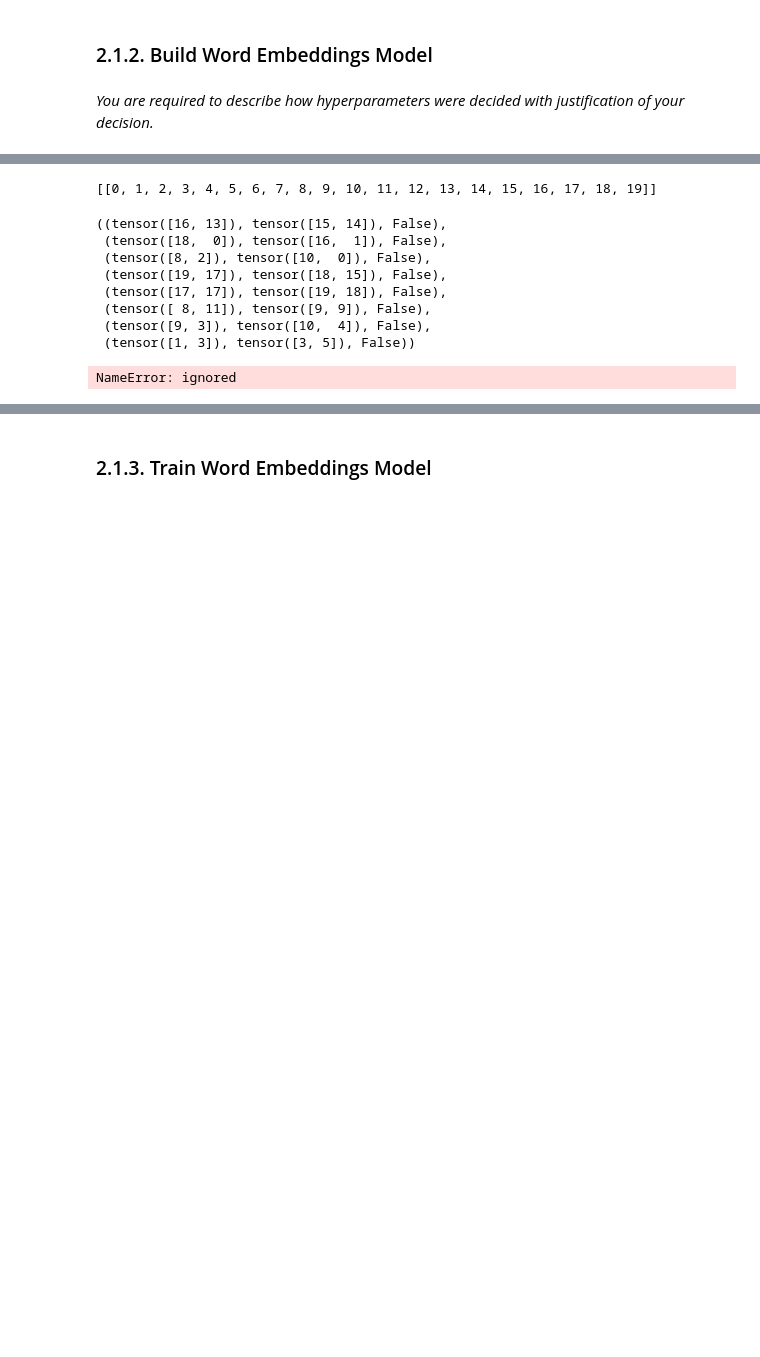
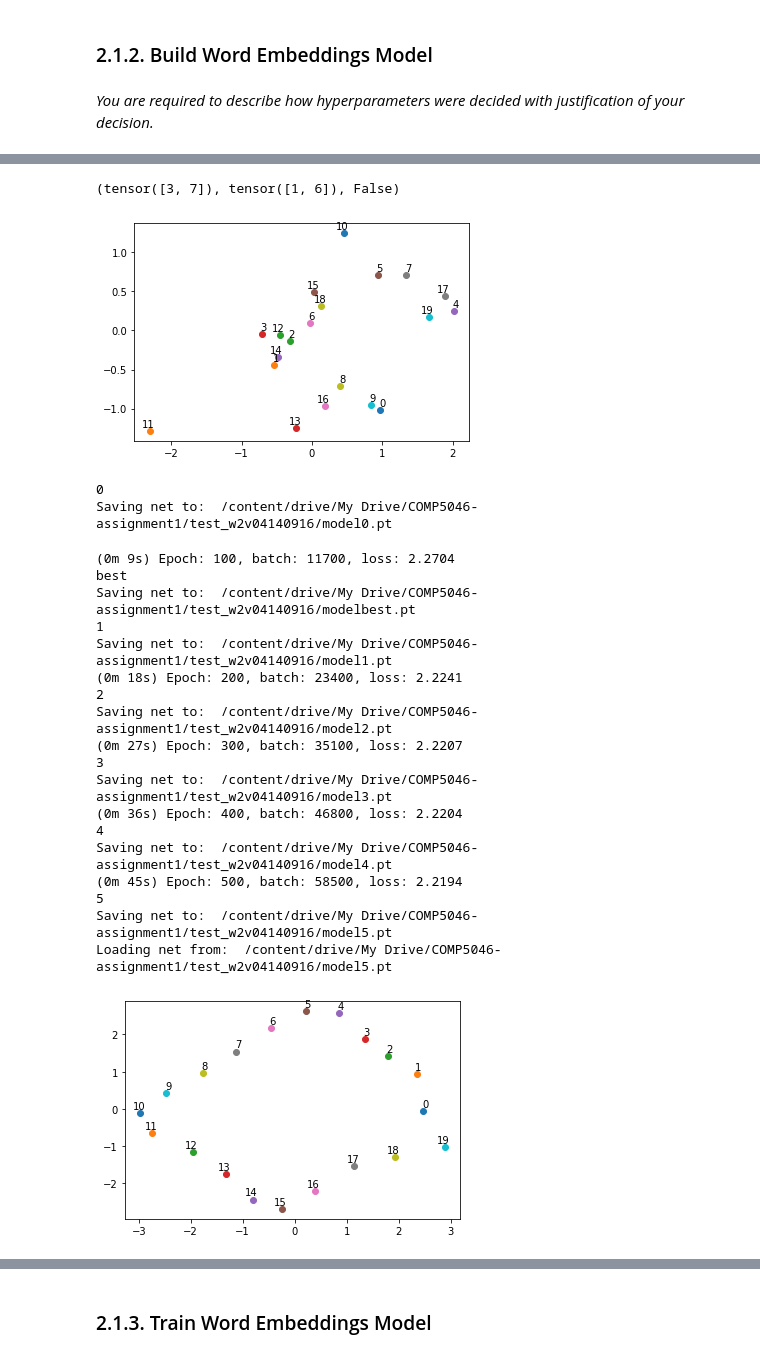
Before and after one commit to Dovermore/COMP5046-ass1, a Jupyter notebook: zhua9812_COMP5046_Ass1.ipynb, the cells around one changed output, grey strips where cells are left out. Cells and saved outputs as stored; diff of their text form; code cells hidden in the pictures; blank space fills up the shorter version.

```diff
--- a/zhua9812_COMP5046_Ass1.ipynb
+++ b/zhua9812_COMP5046_Ass1.ipynb
@@ -765,19 +163,0 @@ device is  cpu
-# %%
-test_w2v_fname_gen = FileNameGenerator(drive_path/"test_w2v/model")
-test_data = np.array(range(20)).reshape(1, -1).tolist()
-print(test_data)
-test_w2v_net = W2VSkipGramNet(20, 2)
-optimizer = Adam(test_w2v_net.parameters())
-test_model = W2VSkipGramModel(2, 0, test_w2v_net, optimizer, test_w2v_fname_gen, device)
-datagen = test_model.data_generator(test_data, batch_size=2)
-next(datagen), next(datagen), next(datagen), next(datagen), next(datagen), next(datagen), next(datagen), next(datagen)
-# %% [output]
-[[0, 1, 2, 3, 4, 5, 6, 7, 8, 9, 10, 11, 12, 13, 14, 15, 16, 17, 18, 19]]
-((tensor([16, 13]), tensor([15, 14]), False),
- (tensor([18,  0]), tensor([16,  1]), False),
- (tensor([8, 2]), tensor([10,  0]), False),
- (tensor([19, 17]), tensor([18, 15]), False),
- (tensor([17, 17]), tensor([19, 18]), False),
- (tensor([ 8, 11]), tensor([9, 9]), False),
- (tensor([9, 3]), tensor([10,  4]), False),
- (tensor([1, 3]), tensor([3, 5]), False))
@@ -805,20 +164,41 @@ def plot_tsne_embedding(embedding, labels):
 # %%
-_X = torch.from_numpy(np.array(range(10))).to(device)
+test_w2v_model = make_w2v_model(X=toy_num_data, embedding_dim=2,
+                                window=3, ckpt_base="test_w2v", addtime=True)
+datagen = test_w2v_model.data_generator(toy_num_data, batch_size=2)
+print(next(datagen))
 # Before
-vocab_list = test_model.vocab_skip_gram_transformer.get_token_list()
-# plot_tsne_embedding(test_model.net.embedding_layer, vocab_list)
-plot_annotate(*list(zip(*test_model.net.embedding_layer.weight.detach().numpy())), vocab_list)
+vocab_list = test_w2v_model.data_transformer.token_list
+plot_annotate(*list(zip(*test_w2v_model.net.embedding.weight.detach().numpy())), vocab_list)
 plt.show()
-print(test_model.predict(_X, -1))
-test_model.train(test_data, 1000, 2, batch_display_interval=0,
-                 epoch_display_interval=100, ckpt_interval=500,
-                 data_gen_dict={})
+test_w2v_model.train(train_data=toy_num_data, epochs=500, batch_size=2,
+                     batch_display_interval=0, epoch_display_interval=100, ckpt_interval=100)
 # After
-test_model.load_model()
+test_w2v_model.load_model()
 # Overfit the small dataset
-# plot_tsne_embedding(test_model.net.embedding_layer, vocab_list)
-plot_annotate(*list(zip(*test_model.net.embedding_layer.weight.detach().numpy())), vocab_list)
+plot_annotate(*list(zip(*test_w2v_model.net.embedding.weight.detach().numpy())), vocab_list)
 plt.show()
-print(test_model.predict(_X, topk=-1))
+# I think this works?
 # %% [output]
-NameError: ignored
+(tensor([3, 7]), tensor([1, 6]), False)
+[figure, added]
+0
+Saving net to:  /content/drive/My Drive/COMP5046-assignment1/test_w2v04140916/model0.pt
+(0m 9s) Epoch: 100, batch: 11700, loss: 2.2704
+best
+Saving net to:  /content/drive/My Drive/COMP5046-assignment1/test_w2v04140916/modelbest.pt
+1
+Saving net to:  /content/drive/My Drive/COMP5046-assignment1/test_w2v04140916/model1.pt
+(0m 18s) Epoch: 200, batch: 23400, loss: 2.2241
+2
+Saving net to:  /content/drive/My Drive/COMP5046-assignment1/test_w2v04140916/model2.pt
+(0m 27s) Epoch: 300, batch: 35100, loss: 2.2207
+3
+Saving net to:  /content/drive/My Drive/COMP5046-assignment1/test_w2v04140916/model3.pt
+(0m 36s) Epoch: 400, batch: 46800, loss: 2.2204
+4
+Saving net to:  /content/drive/My Drive/COMP5046-assignment1/test_w2v04140916/model4.pt
+(0m 45s) Epoch: 500, batch: 58500, loss: 2.2194
+5
+Saving net to:  /content/drive/My Drive/COMP5046-assignment1/test_w2v04140916/model5.pt
+Loading net from:  /content/drive/My Drive/COMP5046-assignment1/test_w2v04140916/model5.pt
+[figure, added]
```
Also changed, not shown: parts of 68 cells of this notebook.
